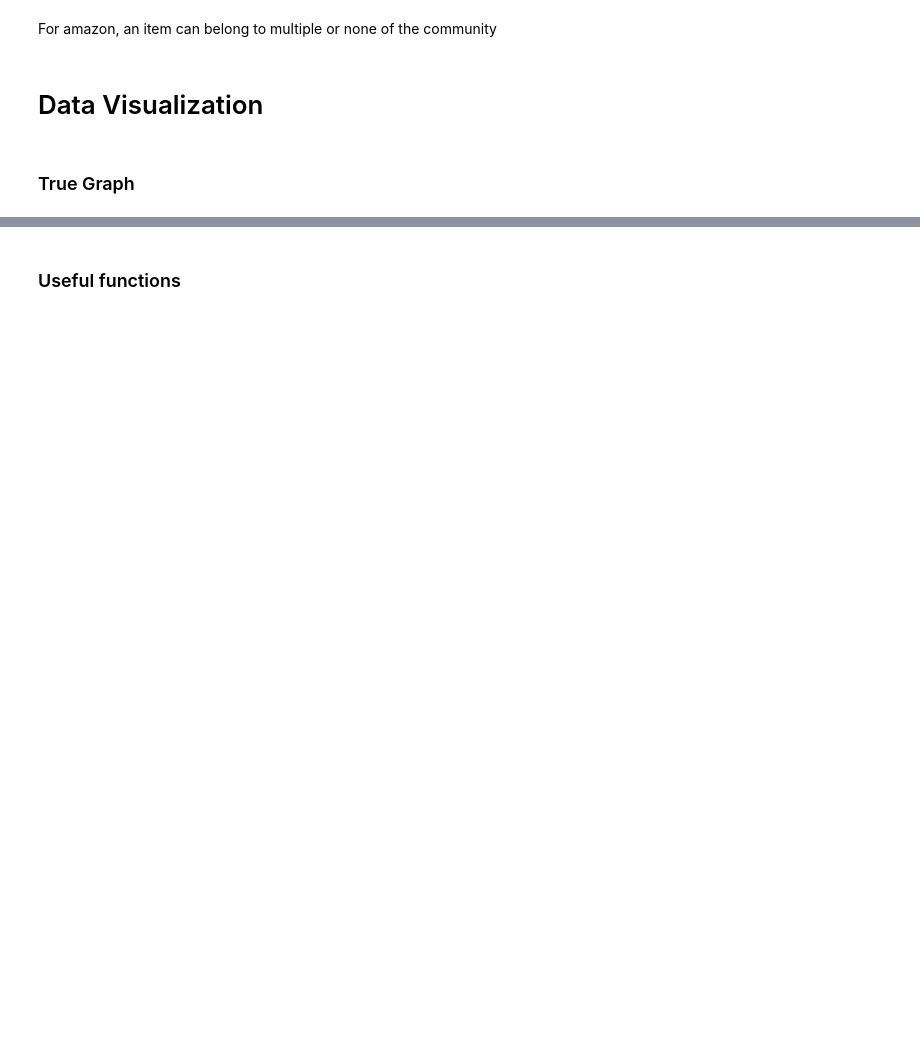
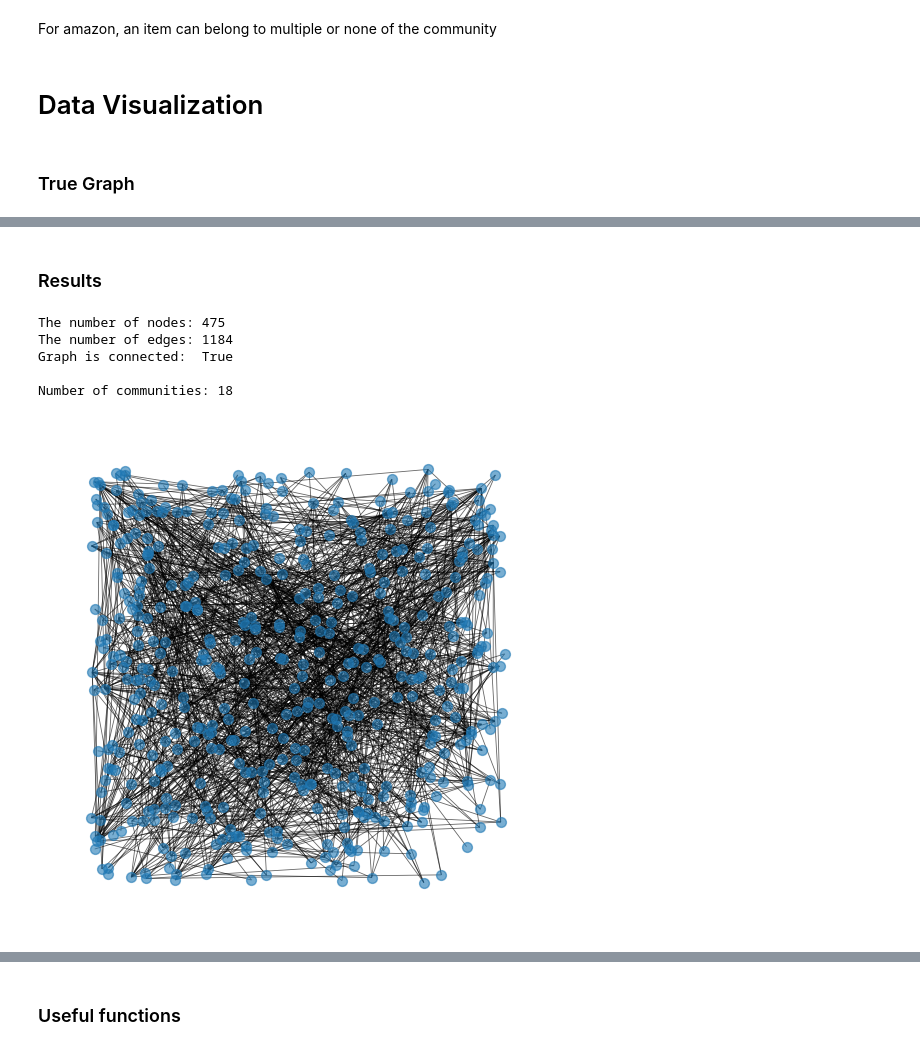
Before and after one commit to Adri4000/MLNS_project, a Jupyter notebook: amazon_notebook.ipynb, the cells around one changed output, grey strips where cells are left out. Drawn from its saved outputs; the diff is of its cells as text; code cells hidden in the pictures; blank space fills up the shorter version.

```diff
--- a/amazon_notebook.ipynb
+++ b/amazon_notebook.ipynb
@@ -64,0 +81,34 @@ assert len(true_labels.keys()) == G.number_of_nodes()
+# %%
+#  Removing community IDs that are always shared together
+
+# Step 1: Build a mapping from each community ID to the set of nodes it appears in
+community_to_nodes = defaultdict(set)
+
+for node, comms in true_labels.items():
+    for comm in comms:
+        community_to_nodes[comm].add(node)
+
+# Step 2: Detect and mark redundant communities
+to_remove = set()
+communities = list(community_to_nodes.items())
+
+for i in range(len(communities)):
+    c1, nodes1 = communities[i]
+    for j in range(i+1, len(communities)):
+        c2, nodes2 = communities[j]
+        # If communities always appear together, mark one for removal
+        if nodes1 == nodes2:
+            to_remove.add(c2)  # arbitrarily remove c2
+
+# Step 3: Clean the original dict
+true_labels = {
+    node: [c for c in comms if c not in to_remove]
+    for node, comms in true_labels.items()
+}
+# %%
+# Relabel nodes
+old_node_labels = list(G.nodes())
+old2new_nodes = {old_node_labels[i]: i  for i in range(len(true_labels))}
+
+true_labels = {old2new_nodes.get(k, k): v for k, v in true_labels.items()}
+G = nx.relabel_nodes(G, old2new_nodes)
@@ -64,0 +145,23 @@ assert len(true_labels.keys()) == G.number_of_nodes()
+# %% [markdown]
+### Results
+# %%
+# Final information
+print("The number of nodes: {}".format(G.number_of_nodes()))
+print("The number of edges: {}".format(G.number_of_edges()))
+print("Graph is connected: ", nx.is_connected(G), "\n")
+
+print(f"Number of communities: {len(L)}")
+# %% [output]
+The number of nodes: 475
+The number of edges: 1184
+Graph is connected:  True
+
+Number of communities: 18
+# %%
+# Plot graph
+plt.figure(figsize=(5,5))
+pos = nx.random_layout(G, seed=42)
+nx.draw(G, with_labels=False,  pos = pos, node_size = 50, alpha = 0.6, width = 0.6)
+plt.show()
+# %% [output]
+[figure, added]
```
Also changed, not shown: parts of 35 cells of this notebook, 7 other files.
